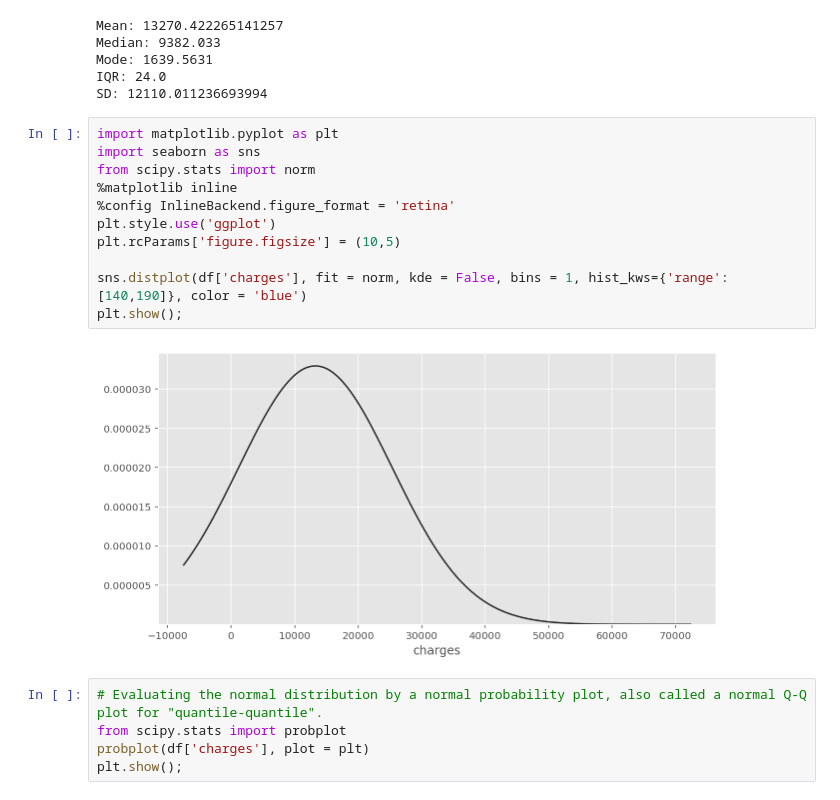
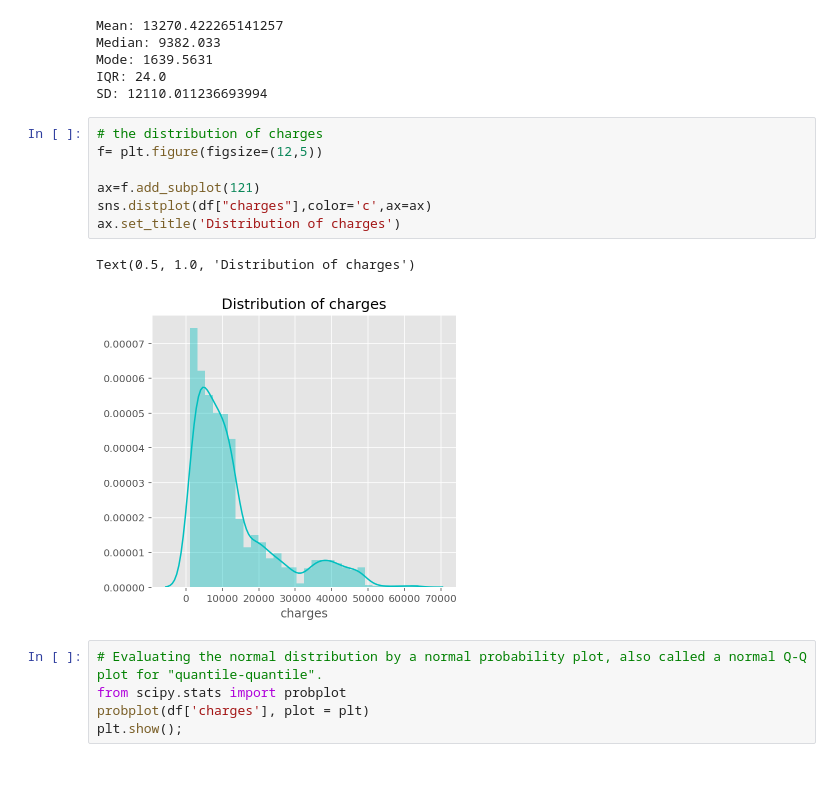
Before and after one commit to mandy941/DAV-5400, a Jupyter notebook: Manling_Yang midterm .ipynb, the cells around one changed output. Saved outputs shown, nothing was run; the diff lists cells and outputs as text; blank space fills up the shorter version.

```diff
--- a/Manling_Yang midterm .ipynb
+++ b/Manling_Yang midterm .ipynb
@@ -280,19 +284,16 @@ Median: 9382.033
 Mode: 1639.5631
 IQR: 24.0
 SD: 12110.011236693994
-# %%
-import matplotlib.pyplot as plt
-import seaborn as sns
-from scipy.stats import norm
-%matplotlib inline
-%config InlineBackend.figure_format = 'retina'
-plt.style.use('ggplot')
-plt.rcParams['figure.figsize'] = (10,5)
-
-sns.distplot(df['charges'], fit = norm, kde = False, bins = 1, hist_kws={'range': [140,190]}, color = 'blue')
-plt.show();
-# %% [output]
-[figure, removed]
+# %%
+# the distribution of charges
+f= plt.figure(figsize=(12,5))
+
+ax=f.add_subplot(121)
+sns.distplot(df["charges"],color='c',ax=ax)
+ax.set_title('Distribution of charges')
+# %% [output]
+Text(0.5, 1.0, 'Distribution of charges')
+[figure, added]
 # %%
 # Evaluating the normal distribution by a normal probability plot, also called a normal Q-Q plot for "quantile-quantile".
 from scipy.stats import probplot
```
Also changed, not shown: parts of 41 cells of this notebook.
